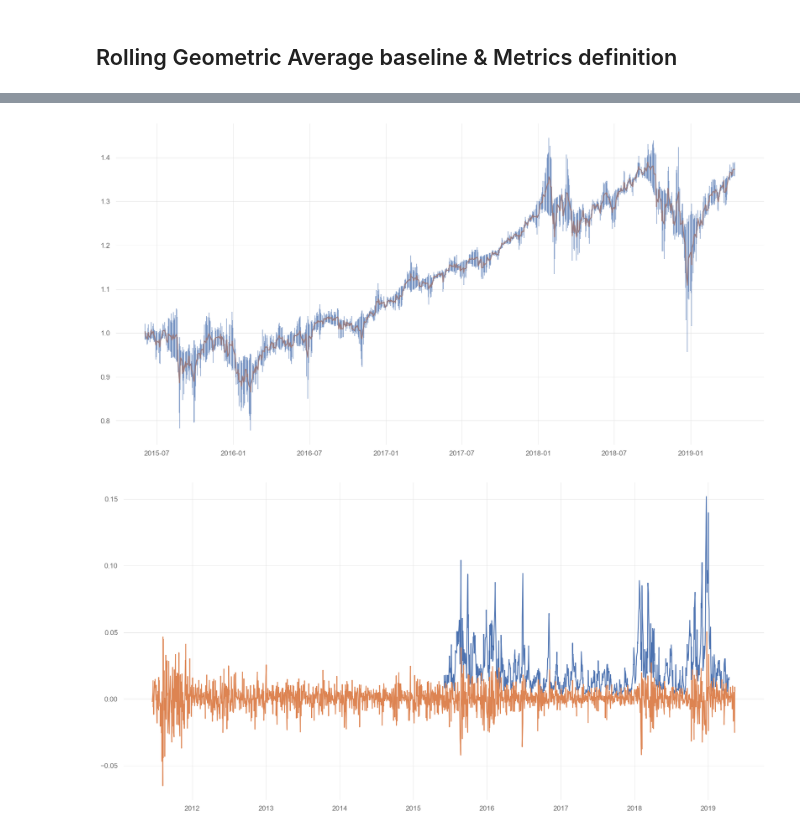
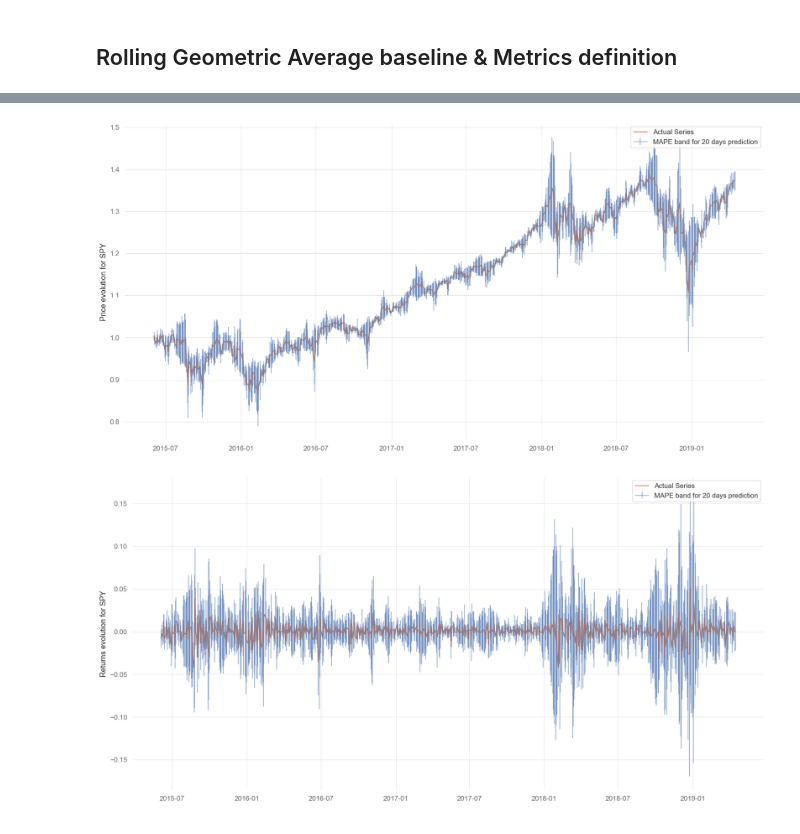
Before and after one commit to marcoopsampaio/aws_ml_eng_project_stock_prediction, a Jupyter notebook: experiments/baselines/arima_baselines.ipynb, the cells around one changed output, grey strips where cells are left out. Saved outputs shown, nothing was run; the diff lists cells and outputs as text; code cells hidden in the pictures.

```diff
--- a/experiments/baselines/arima_baselines.ipynb
+++ b/experiments/baselines/arima_baselines.ipynb
@@ -167,0 +115,3 @@ dtype: float64
+# %%
+rolling_geom_avg_model = RollingGeometricAverage(window=w_size)
+rolling_geom_avg_model.fit(df_train)
@@ -167,0 +124,4 @@ dtype: float64
+# %%
+predictions = rolling_geom_avg_model.predict(
+    df_train, n_steps_predict=w_size, index_start=i_predict_min, index_end=i_predict_max
+)
@@ -167,0 +148,5 @@ dtype: float64
+# %%
+df_train_cumulative = (1 + df_train).cumprod()
+actuals = get_normalized_nsteps_ahead_predictions_array(
+    df_train_cumulative, w_size, i_predict_min, i_predict_max
+)
@@ -168,16 +181,27 @@ dtype: float64
+# %%
+df_pred_errors = pd.DataFrame(
+    np.mean(np.abs(actuals - predictions) / actuals, axis=2),
+    columns=df_train.columns,
+    index=df_train.index[i_predict_min : i_predict_max + 1],
+)
 # %%
 plt.figure(figsize=(20, 10))
-y = (1 + df_train["SPY"].iloc[i_predict_min:i_predict_max]).cumprod()
+y = (1 + df_train["SPY"].iloc[i_predict_min : i_predict_max + 1]).cumprod()
 x = y.index
-plt.errorbar(x, y, yerr=df_pred_errors["SPY"].values, alpha=0.5)
+plt.errorbar(x, y, yerr=df_pred_errors["SPY"].values * y, alpha=0.5)
 plt.plot(y)
+plt.ylabel("Price evolution for SPY")
+plt.legend(["Actual Series", f"MAPE band for {w_size} days prediction"])
 plt.show()
+
+plt.figure(figsize=(20, 10))
+plt.errorbar(
+    x, y / y.shift(1) - 1, yerr=np.abs(df_pred_errors["SPY"].values * y), alpha=0.5
+)
+plt.plot(y / y.shift(1) - 1)
+plt.ylabel("Returns evolution for SPY")
+plt.legend(["Actual Series", f"MAPE band for {w_size} days prediction"])
+plt.show()
 # %% [output]
-[figure, old version]
+[figure, new version]
+[figure, added]
-# %%
-plt.figure(figsize=(20, 10))
-plt.plot(df_pred_errors["SPY"])
-plt.plot(df_train["SPY"])
-plt.show()
-# %% [output]
-[figure, removed]
```
Also changed, not shown: parts of 16 cells of this notebook, 2 other files.
